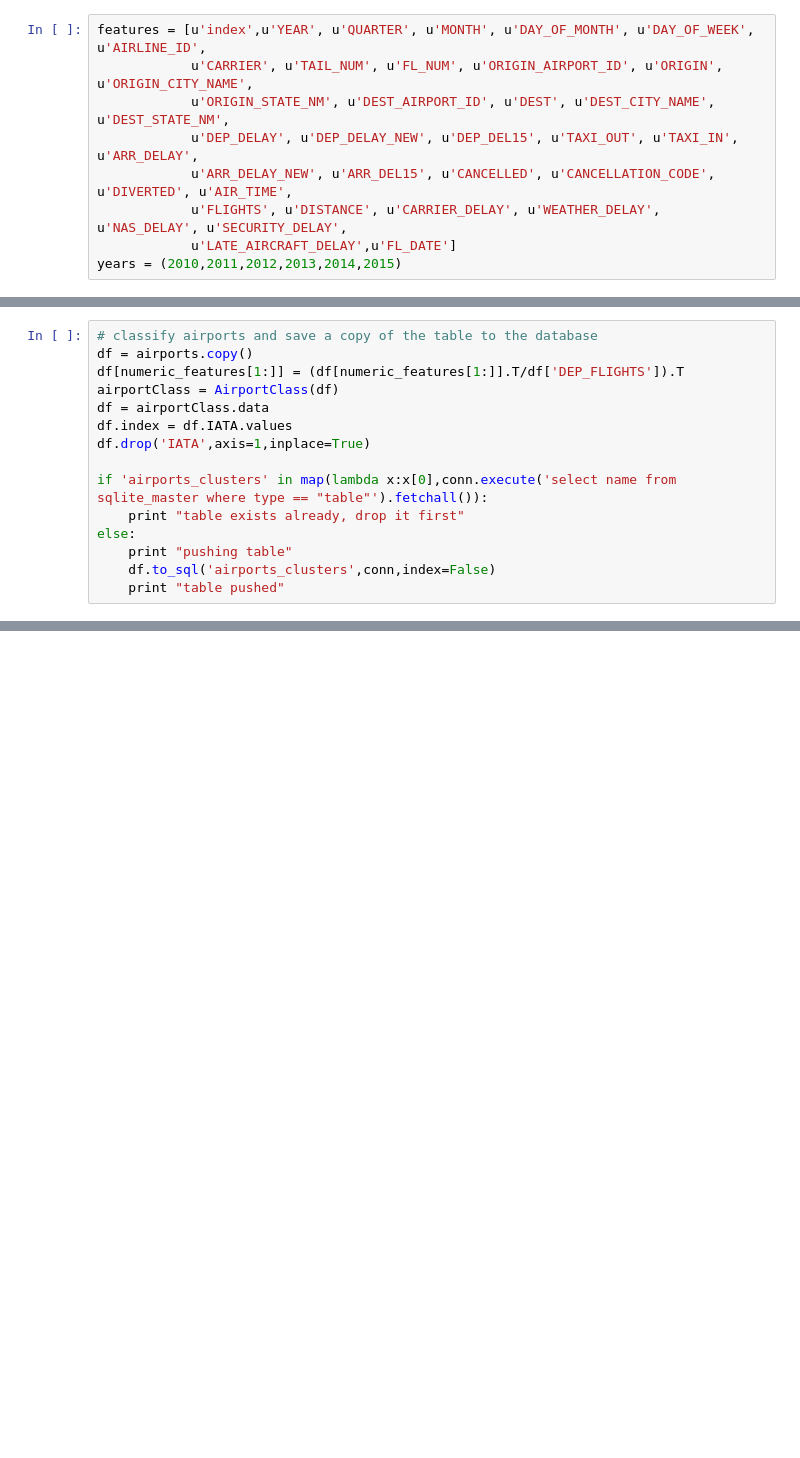
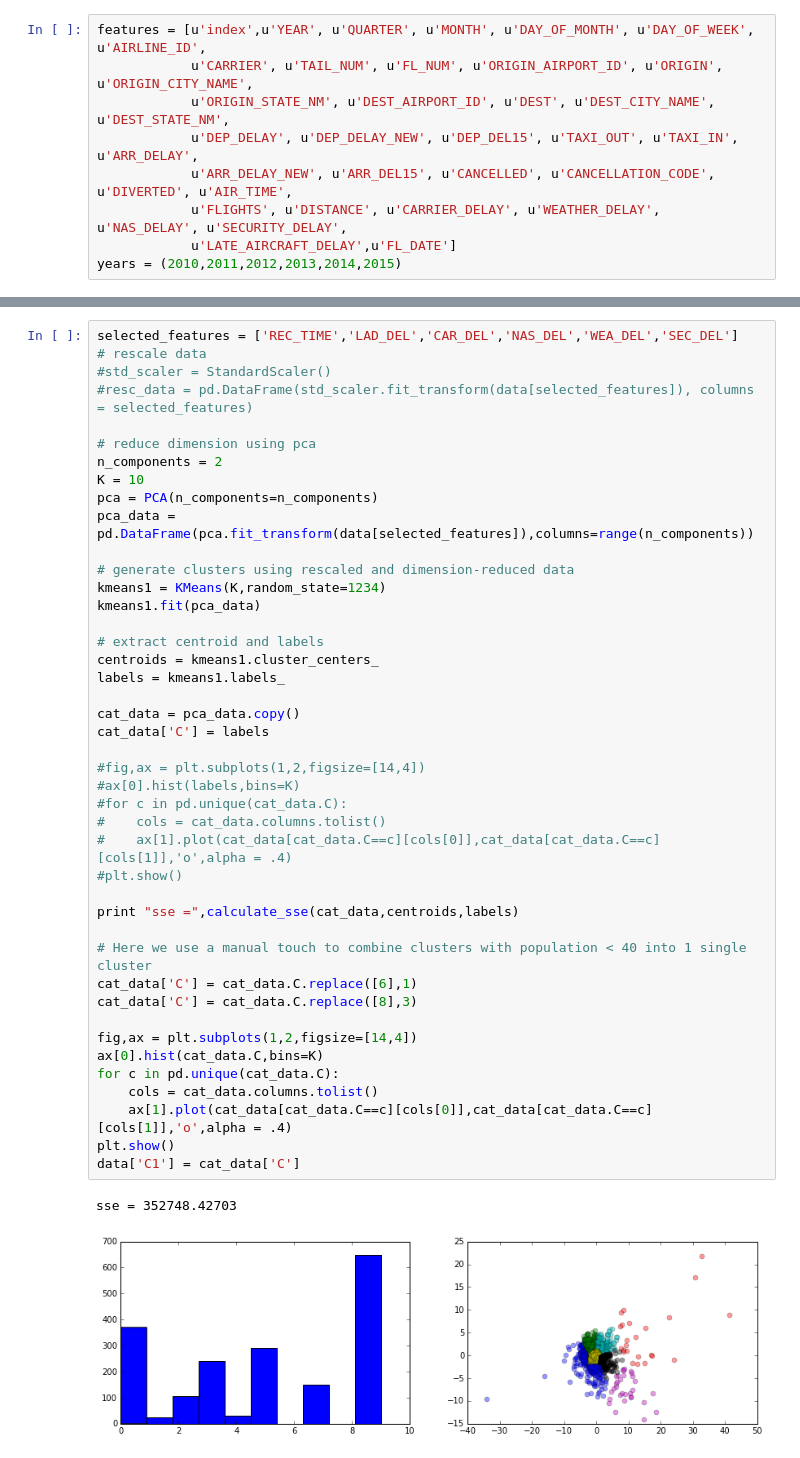
Before and after one commit to kthouz/Flights_Delays, a Jupyter notebook: 01_1_Airports_Analysis.ipynb, the cells around one changed output, grey strips where cells are left out. Drawn from its saved outputs; the diff is of its cells as text; blank space fills up the shorter version.

```diff
--- a/01_1_Airports_Analysis.ipynb
+++ b/01_1_Airports_Analysis.ipynb
@@ -290,15 +28,0 @@ class AirportClass():
-# %%
-# classify airports and save a copy of the table to the database
-df = airports.copy()
-df[numeric_features[1:]] = (df[numeric_features[1:]].T/df['DEP_FLIGHTS']).T
-airportClass = AirportClass(df)
-df = airportClass.data
-df.index = df.IATA.values
-df.drop('IATA',axis=1,inplace=True)
-
-if 'airports_clusters' in map(lambda x:x[0],conn.execute('select name from sqlite_master where type == "table"').fetchall()):
-    print "table exists already, drop it first"
-else:
-    print "pushing table"
-    df.to_sql('airports_clusters',conn,index=False)
-    print "table pushed"
@@ -317,0 +221,46 @@ df.head()
+# %%
+selected_features = ['REC_TIME','LAD_DEL','CAR_DEL','NAS_DEL','WEA_DEL','SEC_DEL']
+# rescale data
+#std_scaler = StandardScaler()
+#resc_data = pd.DataFrame(std_scaler.fit_transform(data[selected_features]), columns = selected_features)
+
+# reduce dimension using pca
+n_components = 2
+K = 10
+pca = PCA(n_components=n_components)
+pca_data = pd.DataFrame(pca.fit_transform(data[selected_features]),columns=range(n_components))
+
+# generate clusters using rescaled and dimension-reduced data
+kmeans1 = KMeans(K,random_state=1234)
+kmeans1.fit(pca_data)
+
+# extract centroid and labels
+centroids = kmeans1.cluster_centers_
+labels = kmeans1.labels_
+
+cat_data = pca_data.copy()
+cat_data['C'] = labels
+
+#fig,ax = plt.subplots(1,2,figsize=[14,4])
+#ax[0].hist(labels,bins=K)
+#for c in pd.unique(cat_data.C):
+#    cols = cat_data.columns.tolist()
+#    ax[1].plot(cat_data[cat_data.C==c][cols[0]],cat_data[cat_data.C==c][cols[1]],'o',alpha = .4)
+#plt.show()
+
+print "sse =",calculate_sse(cat_data,centroids,labels)
+
+# Here we use a manual touch to combine clusters with population < 40 into 1 single cluster
+cat_data['C'] = cat_data.C.replace([6],1)
+cat_data['C'] = cat_data.C.replace([8],3)
+
+fig,ax = plt.subplots(1,2,figsize=[14,4])
+ax[0].hist(cat_data.C,bins=K)
+for c in pd.unique(cat_data.C):
+    cols = cat_data.columns.tolist()
+    ax[1].plot(cat_data[cat_data.C==c][cols[0]],cat_data[cat_data.C==c][cols[1]],'o',alpha = .4)
+plt.show()
+data['C1'] = cat_data['C']
+# %% [output]
+sse = 352748.42703
+[figure, added]
```
Also changed, not shown: parts of 36 cells of this notebook.
